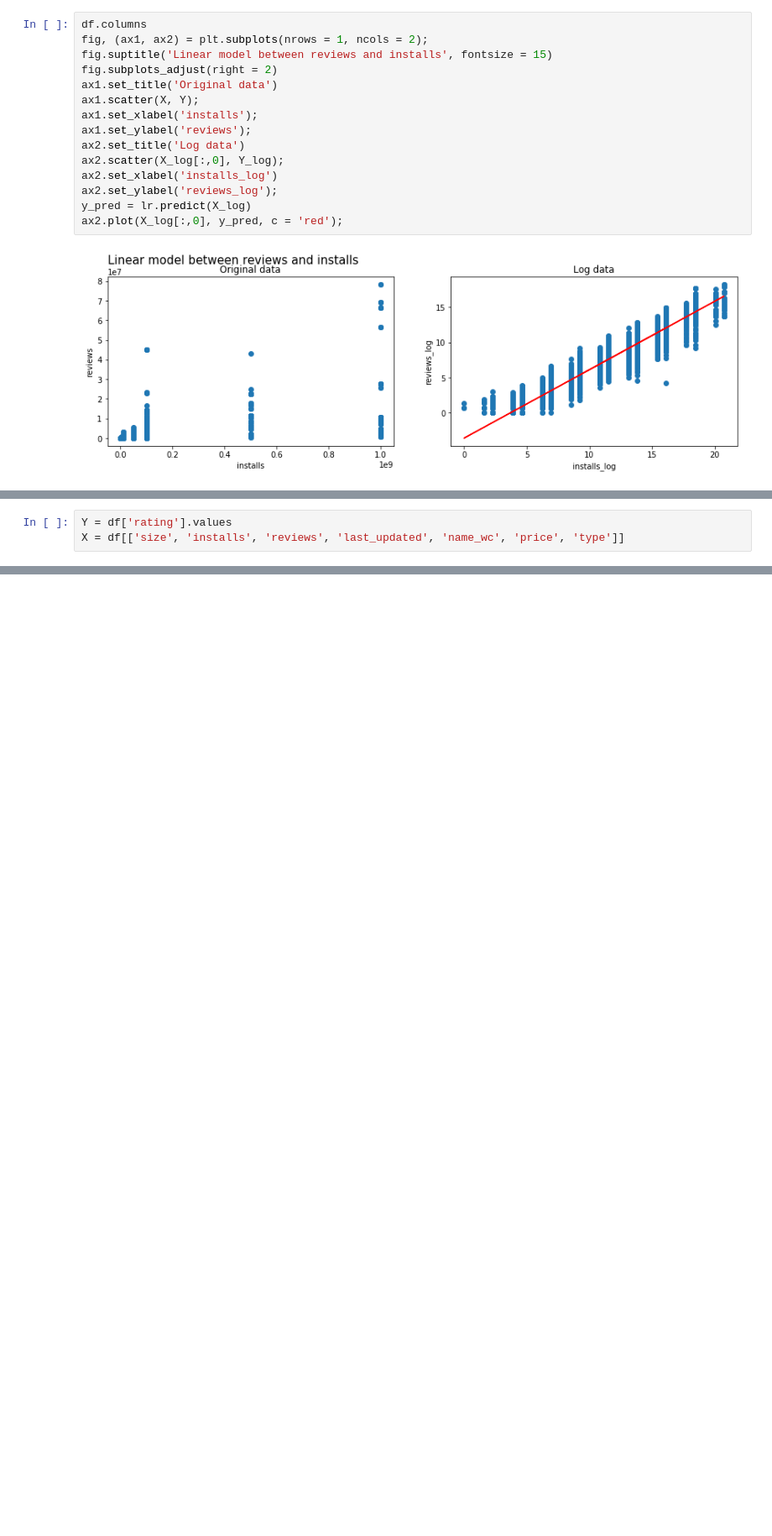
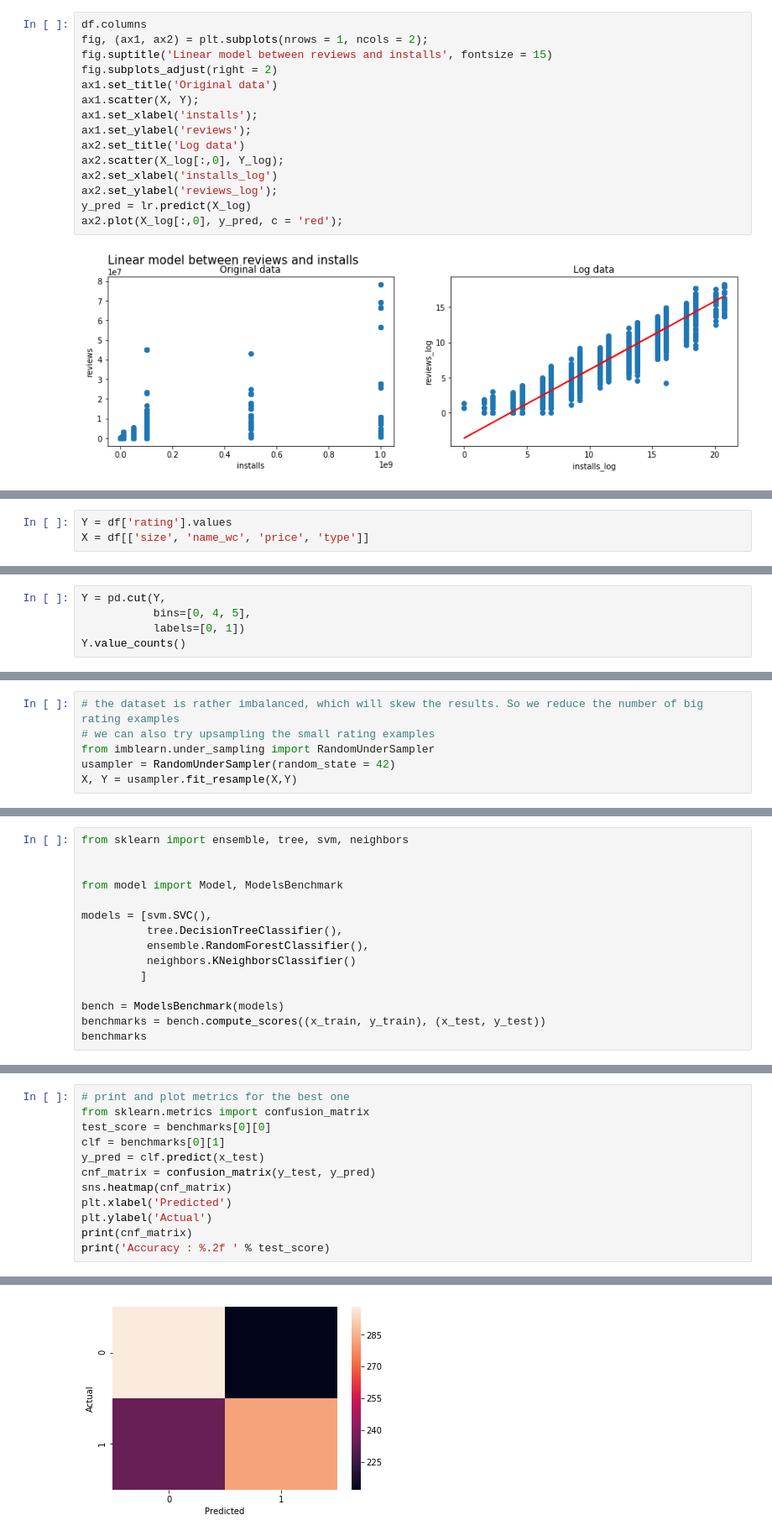
Before and after one commit to mihaighidoveanu/data-science-lab, a Jupyter notebook: AndroidScience.ipynb, the cells around one changed output, grey strips where cells are left out. Shown at 84% size. Drawn from its saved outputs; the diff is of its cells as text; blank space fills up the shorter version.

Commit message:
add classifier for rating. now 57% accurate

```diff
--- a/AndroidScience.ipynb
+++ b/AndroidScience.ipynb
@@ -414,3 +417,3 @@ ax2.plot(X_log[:,0], y_pred, c = 'red');
 # %%
 Y = df['rating'].values
-X = df[['size', 'installs', 'reviews', 'last_updated', 'name_wc', 'price', 'type']]
+X = df[['size', 'name_wc', 'price', 'type']]
@@ -429,0 +420,5 @@ Test score : 0.0347
+# %%
+Y = pd.cut(Y,
+           bins=[0, 4, 5],
+           labels=[0, 1])
+Y.value_counts()
@@ -429,0 +429,6 @@ Test score : 0.0347
+# %%
+# the dataset is rather imbalanced, which will skew the results. So we reduce the number of big rating examples
+# we can also try upsampling the small rating examples
+from imblearn.under_sampling import RandomUnderSampler
+usampler = RandomUnderSampler(random_state = 42)
+X, Y = usampler.fit_resample(X,Y)
@@ -429,0 +437,15 @@ Test score : 0.0347
+# %%
+from sklearn import ensemble, tree, svm, neighbors
+
+
+from model import Model, ModelsBenchmark
+
+models = [svm.SVC(),
+          tree.DecisionTreeClassifier(),
+          ensemble.RandomForestClassifier(),
+          neighbors.KNeighborsClassifier()
+         ]
+
+bench = ModelsBenchmark(models)
+benchmarks = bench.compute_scores((x_train, y_train), (x_test, y_test))
+benchmarks
@@ -429,0 +470,13 @@ Test score : 0.0347
+# %%
+# print and plot metrics for the best one
+from sklearn.metrics import confusion_matrix
+test_score = benchmarks[0][0]
+clf = benchmarks[0][1]
+y_pred = clf.predict(x_test)
+cnf_matrix = confusion_matrix(y_test, y_pred)
+sns.heatmap(cnf_matrix)
+plt.xlabel('Predicted')
+plt.ylabel('Actual')
+print(cnf_matrix)
+print('Accuracy : %.2f ' % test_score)
+# %% [output]
@@ -429,0 +489 @@ Test score : 0.0347
+[figure, added]
```
Also changed, not shown: parts of 9 cells of this notebook, 3 other files.
